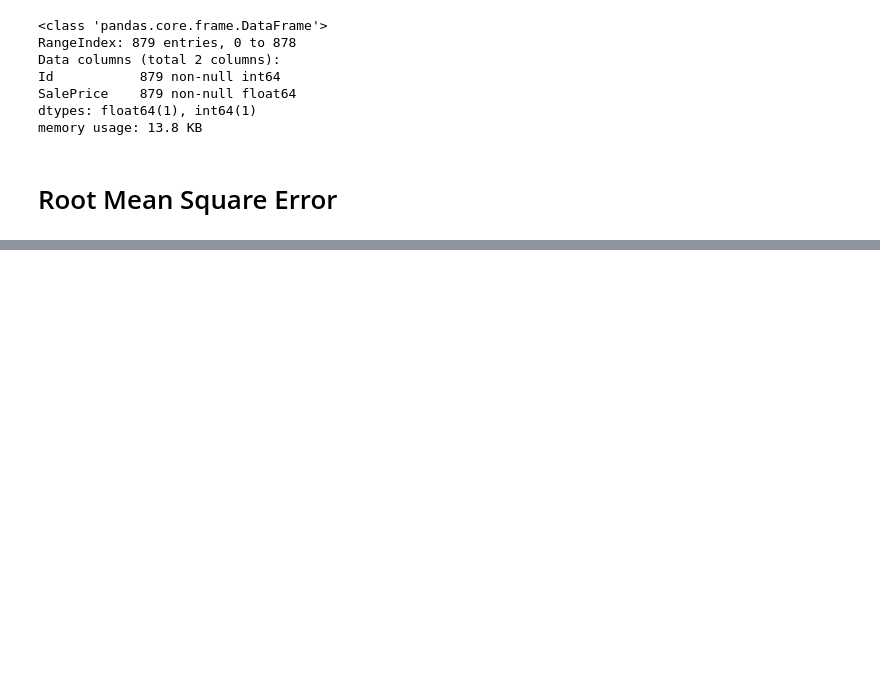
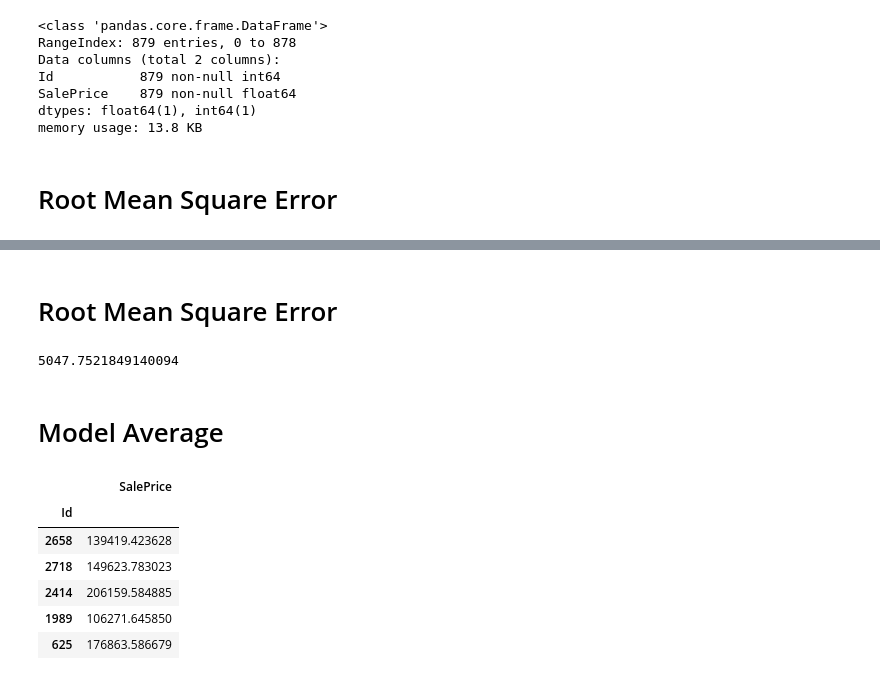
Before and after one commit to Ajinth/Kaggle_Home_Prediction, a Jupyter notebook: Predicting_Home_Prices_Kaggle-Regression.ipynb, the cells around one changed output, grey strips where cells are left out. Saved outputs shown, nothing was run; the diff lists cells and outputs as text; code cells hidden in the pictures; blank space fills up the shorter version.

Commit message:
Added Model Average

```diff
--- a/Predicting_Home_Prices_Kaggle-Regression.ipynb
+++ b/Predicting_Home_Prices_Kaggle-Regression.ipynb
@@ -979,0 +985,10 @@ np.sqrt(mean_squared_error(y_new_training_data, y_gb_train_predict))
+# %%
+'''Fitting the Model'''
+import xgboost as xgb
+xgb = xgb.XGBRegressor(colsample_bytree=0.4603, gamma=0.0468,
+                             learning_rate=0.05, max_depth=3,
+                             min_child_weight=1.7817, n_estimators=2200,
+                             reg_alpha=0.4640, reg_lambda=0.8571,
+                             subsample=0.5213, silent=1, nthread = -1)
+
+xgb.fit(X_new_training_data, y_new_training_data)
@@ -979,0 +1010,9 @@ np.sqrt(mean_squared_error(y_new_training_data, y_gb_train_predict))
+# %%
+y_xgb_train_predict = xgb.predict(X_new_training_data)
+y_xgb_test_predict = xgb.predict(X_new_test_data)
+
+d = {'Id': test_raw['Id'], 'SalePrice': y_xgb_test_predict}
+predicted_df= pd.DataFrame(d)
+predicted_df.info()
+
+predicted_df.to_csv('ac_xgb_predictions.csv', index=False)
@@ -979,0 +1027,24 @@ np.sqrt(mean_squared_error(y_new_training_data, y_gb_train_predict))
+# %% [markdown]
+# Root Mean Square Error
+# %%
+np.sqrt(mean_squared_error(y_new_training_data, y_xgb_train_predict))
+# %% [output]
+5047.7521849140094
+# %% [markdown]
+# Model Average
+# %%
+final_pred = (y_xgb_test_predict+y_gb_test_predict)/2
+finalpred = np.exp(final_pred)
+# %%
+pred_df = pd.DataFrame(final_pred, index=test_raw["Id"], columns=["SalePrice"])
+pred_df.to_csv('Average_Model.csv', header=True, index_label='Id')
+# %%
+pred_df.head()
+# %% [output]
+|  | SalePrice |
+| Id |  |
+| 2658 | 139419.423628 |
+| 2718 | 149623.783023 |
+| 2414 | 206159.584885 |
+| 1989 | 106271.645850 |
+| 625 | 176863.586679 |
```
Also changed, not shown: parts of 9 cells of this notebook.
